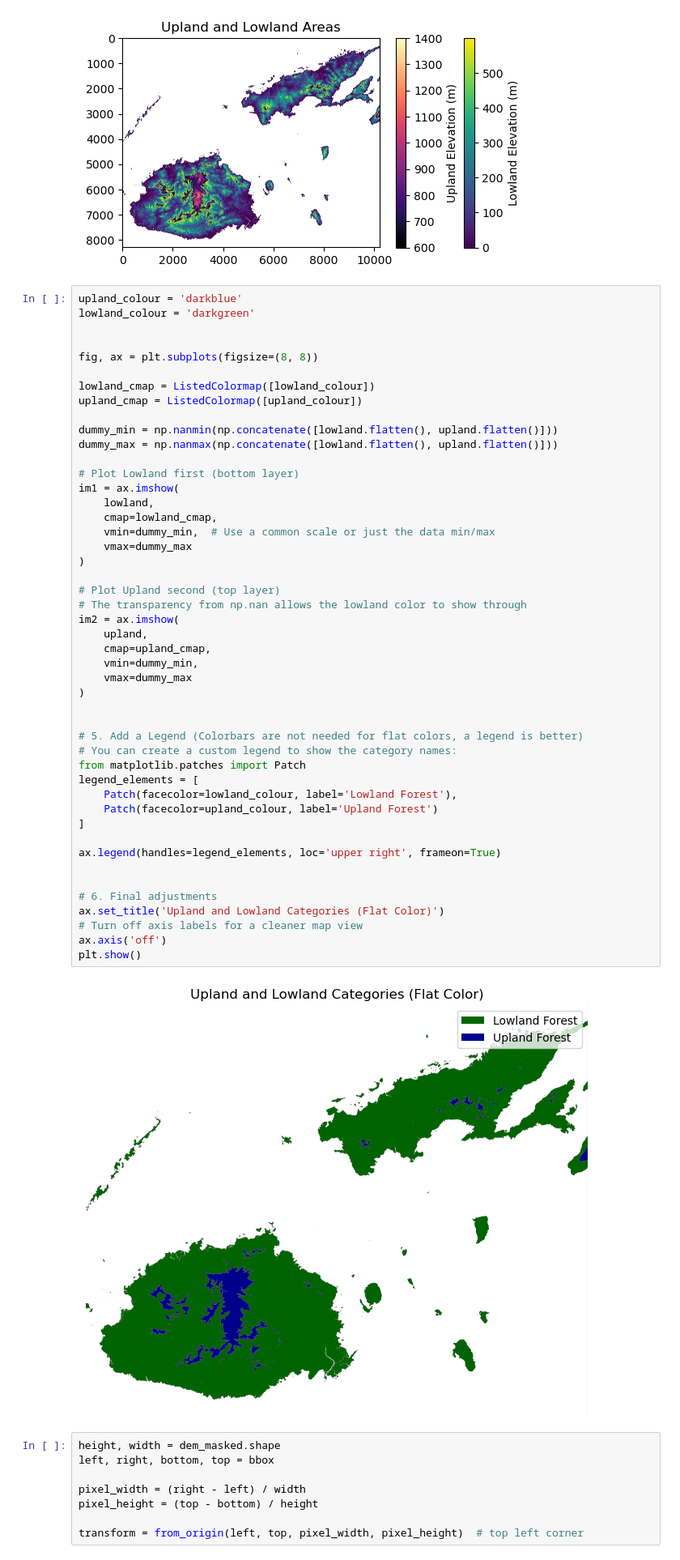
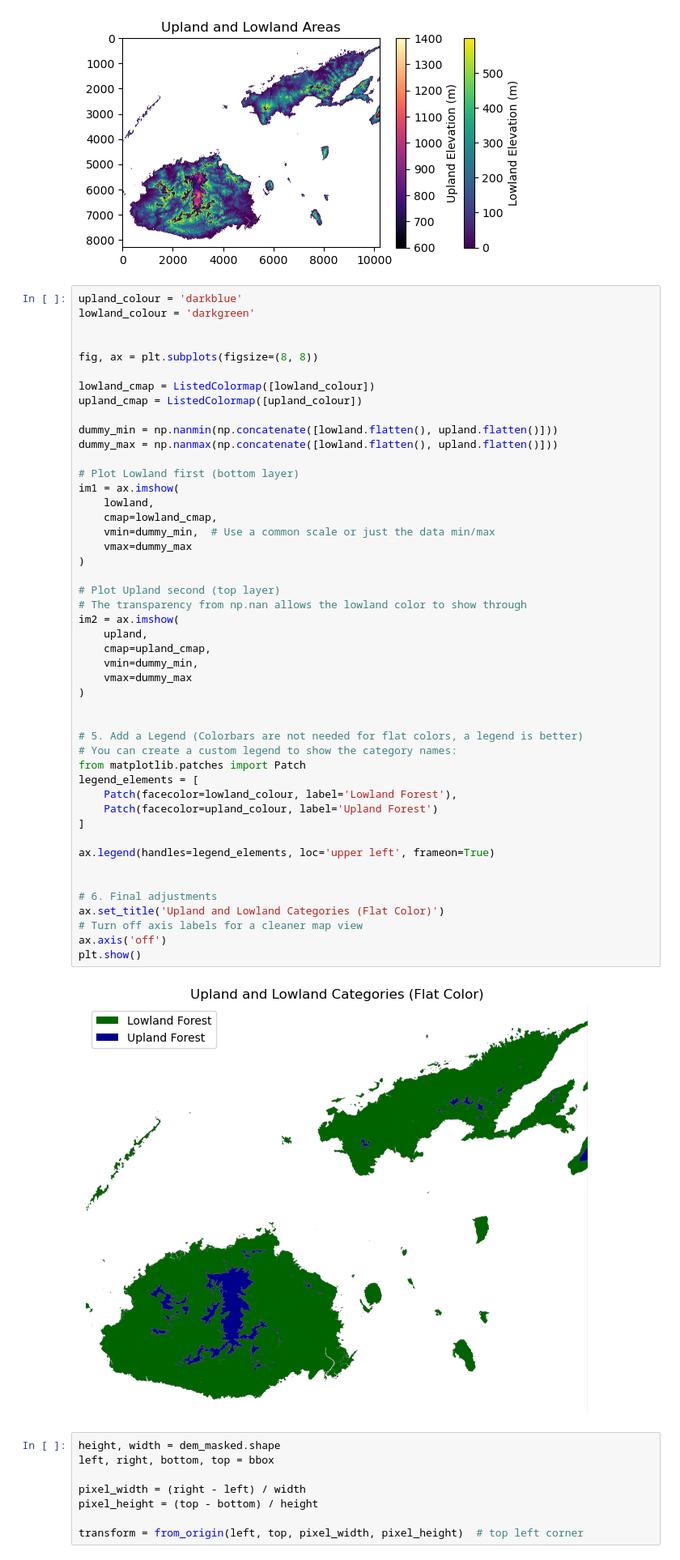
Before and after one commit to nicholasmetherall/tropical-cyclone-impact-analysis, a Jupyter notebook: forest_analysis/fiji_forest.ipynb, the cells around one changed output. Shown at 81% size. Saved outputs shown, nothing was run; the diff lists cells and outputs as text.

```diff
--- a/forest_analysis/fiji_forest.ipynb
+++ b/forest_analysis/fiji_forest.ipynb
@@ -154,35 +155,35 @@ im1 = ax.imshow(
     vmin=dummy_min,  # Use a common scale or just the data min/max
     vmax=dummy_max
 )
 
 # Plot Upland second (top layer)
 # The transparency from np.nan allows the lowland color to show through
 im2 = ax.imshow(
     upland,
     cmap=upland_cmap,
     vmin=dummy_min,
     vmax=dummy_max
 )
 
 
 # 5. Add a Legend (Colorbars are not needed for flat colors, a legend is better)
 # You can create a custom legend to show the category names:
 from matplotlib.patches import Patch
 legend_elements = [
     Patch(facecolor=lowland_colour, label='Lowland Forest'),
     Patch(facecolor=upland_colour, label='Upland Forest')
 ]
 
-ax.legend(handles=legend_elements, loc='upper right', frameon=True)
+ax.legend(handles=legend_elements, loc='upper left', frameon=True)
 
 
 # 6. Final adjustments
 ax.set_title('Upland and Lowland Categories (Flat Color)')
 # Turn off axis labels for a cleaner map view
 ax.axis('off')
 plt.show()
 # %% [output]
-[figure, old version]
+[figure, new version]
 # %%
 height, width = dem_masked.shape
 left, right, bottom, top = bbox
```
Also changed, not shown: parts of 11 cells of this notebook, 3 other files.
